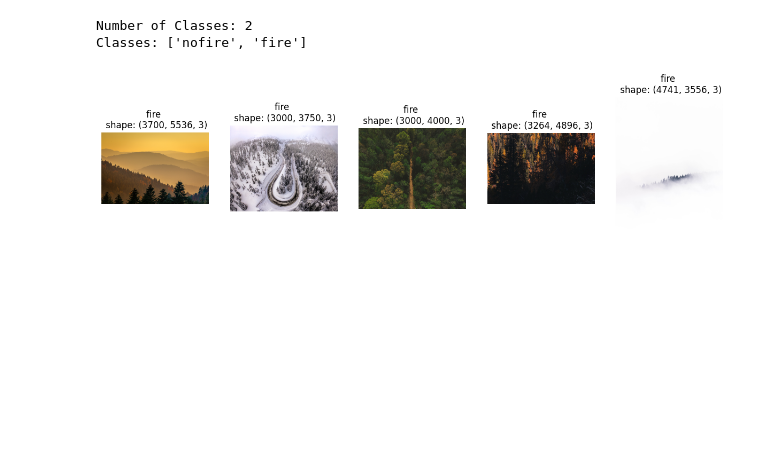
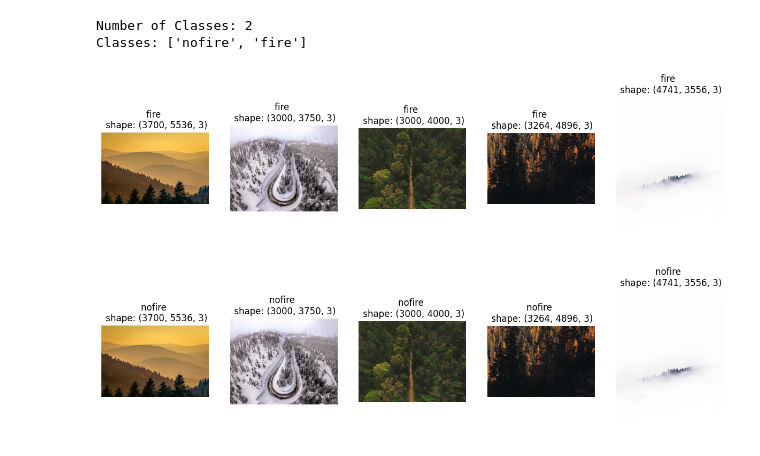
Before and after one commit to vinitha-003/Forest_Fire_Detection, a Jupyter notebook: forest_fire_detection.ipynb, the cells around one changed output. Saved outputs shown, nothing was run; the diff lists cells and outputs as text; code cells hidden in the pictures; blank space fills up the shorter version.

```diff
--- a/forest_fire_detection.ipynb
+++ b/forest_fire_detection.ipynb
@@ -59,3 +59,19 @@ for i in range(5):
 plt.show()
 # %% [output]
 [figure]
+# %%
+# Let's visualize the images in the dataset
+plt.figure(figsize=(15, 10))
+for i in range(5):
+  class_path = os.path.join(train_dir, classes[0])
+  img_name = os.listdir(class_path)[i]
+  img_path = os.path.join(class_path, img_name)
+  img = plt.imread(img_path)
+
+  plt.subplot(1, 5, i+1)
+  plt.imshow(img)
+  plt.title(f'{classes[0]} \n shape: {img.shape}')
+  plt.axis('off')
+plt.show()
+# %% [output]
+[figure, added]
```
